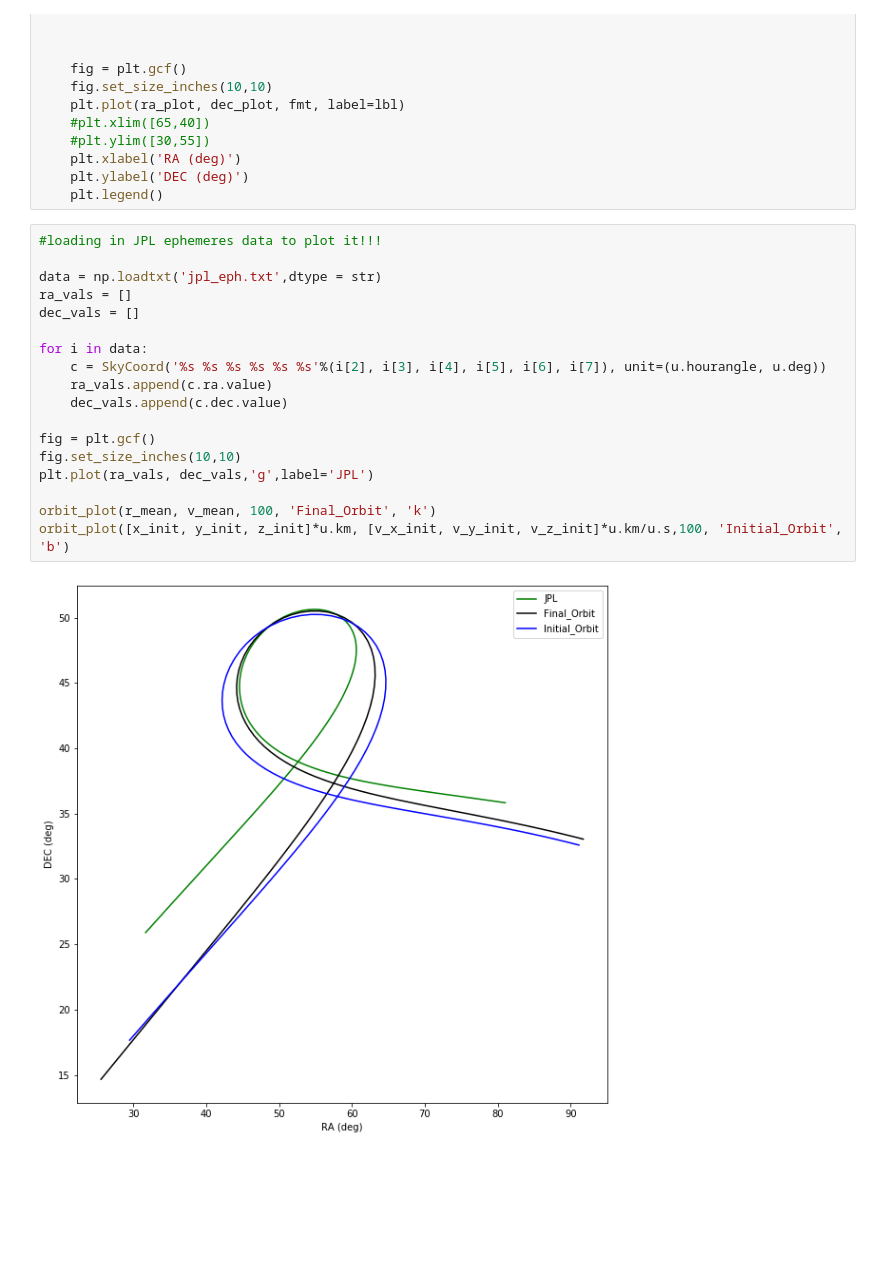
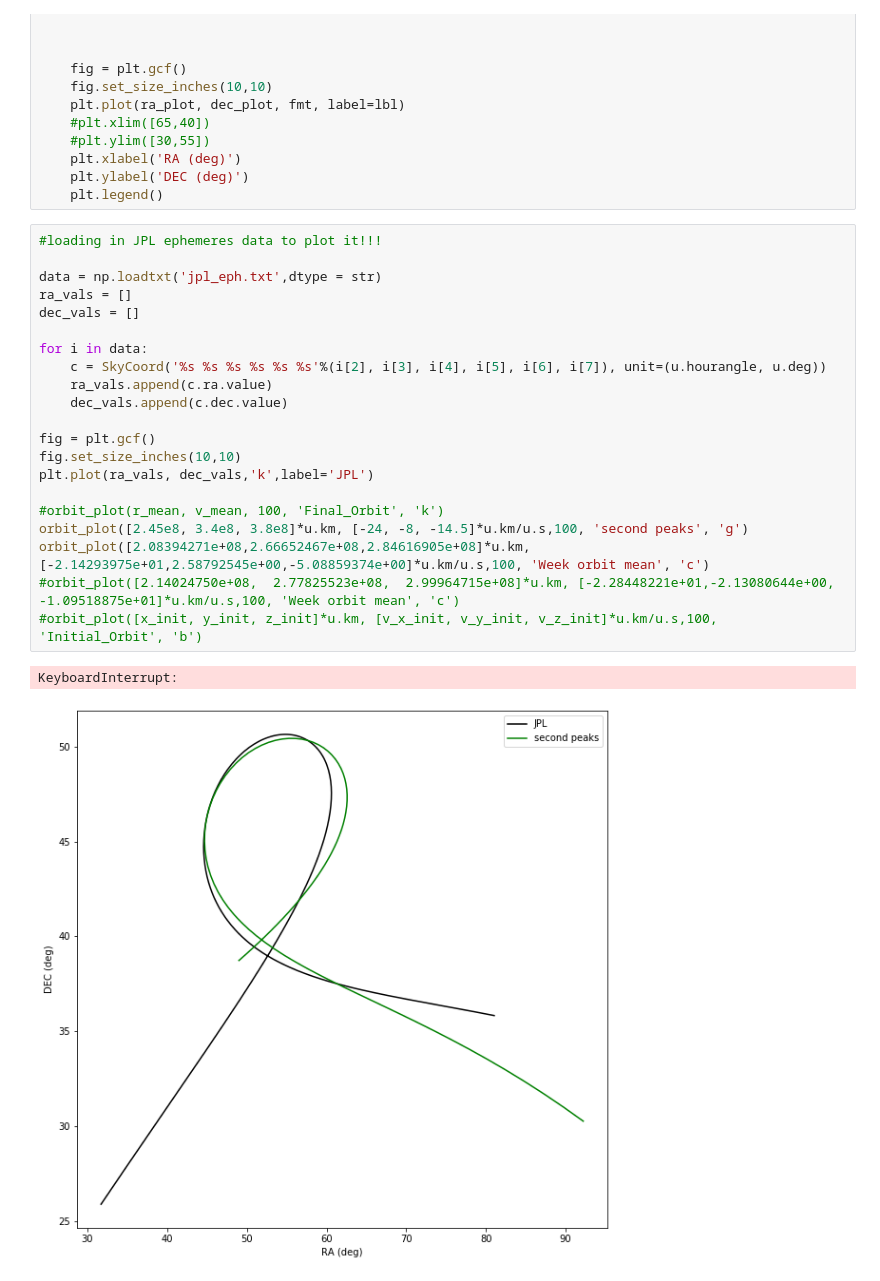
Before and after one commit to Harper741/comet_proj, a Jupyter notebook: Main_MCMC_notebook-Copy1.ipynb, the cells around one changed output. Drawn from its saved outputs; the diff is of its cells as text; blank space fills up the shorter version.

```diff
--- a/Main_MCMC_notebook-Copy1.ipynb
+++ b/Main_MCMC_notebook-Copy1.ipynb
@@ -697,20 +717,24 @@ def orbit_plot(r, v, n_plot, lbl, fmt, t_i = 2454283.5, t_f = 2454587.5, epoch =
 # %%
 #loading in JPL ephemeres data to plot it!!!
 
 data = np.loadtxt('jpl_eph.txt',dtype = str)
 ra_vals = []
 dec_vals = []
 
 for i in data:
     c = SkyCoord('%s %s %s %s %s %s'%(i[2], i[3], i[4], i[5], i[6], i[7]), unit=(u.hourangle, u.deg))
     ra_vals.append(c.ra.value)
     dec_vals.append(c.dec.value)
 
 fig = plt.gcf()
 fig.set_size_inches(10,10)
-plt.plot(ra_vals, dec_vals,'g',label='JPL')
+plt.plot(ra_vals, dec_vals,'k',label='JPL')
 
-orbit_plot(r_mean, v_mean, 100, 'Final_Orbit', 'k')
-orbit_plot([x_init, y_init, z_init]*u.km, [v_x_init, v_y_init, v_z_init]*u.km/u.s,100, 'Initial_Orbit', 'b')
+#orbit_plot(r_mean, v_mean, 100, 'Final_Orbit', 'k')
+orbit_plot([2.45e8, 3.4e8, 3.8e8]*u.km, [-24, -8, -14.5]*u.km/u.s,100, 'second peaks', 'g')
+orbit_plot([2.08394271e+08,2.66652467e+08,2.84616905e+08]*u.km, [-2.14293975e+01,2.58792545e+00,-5.08859374e+00]*u.km/u.s,100, 'Week orbit mean', 'c')
+#orbit_plot([2.14024750e+08,  2.77825523e+08,  2.99964715e+08]*u.km, [-2.28448221e+01,-2.13080644e+00, -1.09518875e+01]*u.km/u.s,100, 'Week orbit mean', 'c')
+#orbit_plot([x_init, y_init, z_init]*u.km, [v_x_init, v_y_init, v_z_init]*u.km/u.s,100, 'Initial_Orbit', 'b')
 # %% [output]
+KeyboardInterrupt:
-[figure, old version]
+[figure, new version]
```
Also changed, not shown: parts of 5 cells of this notebook, 18 other files.
